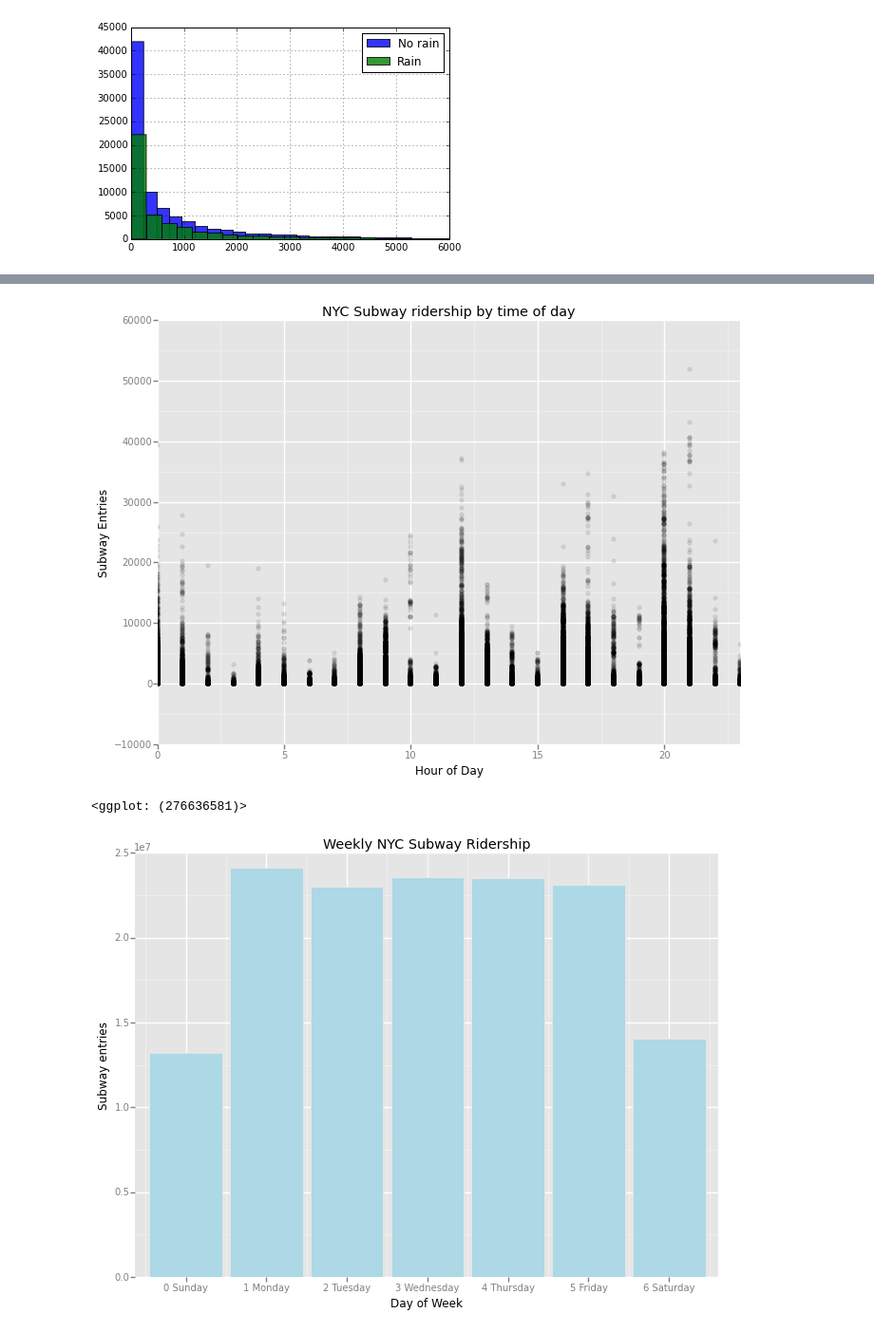
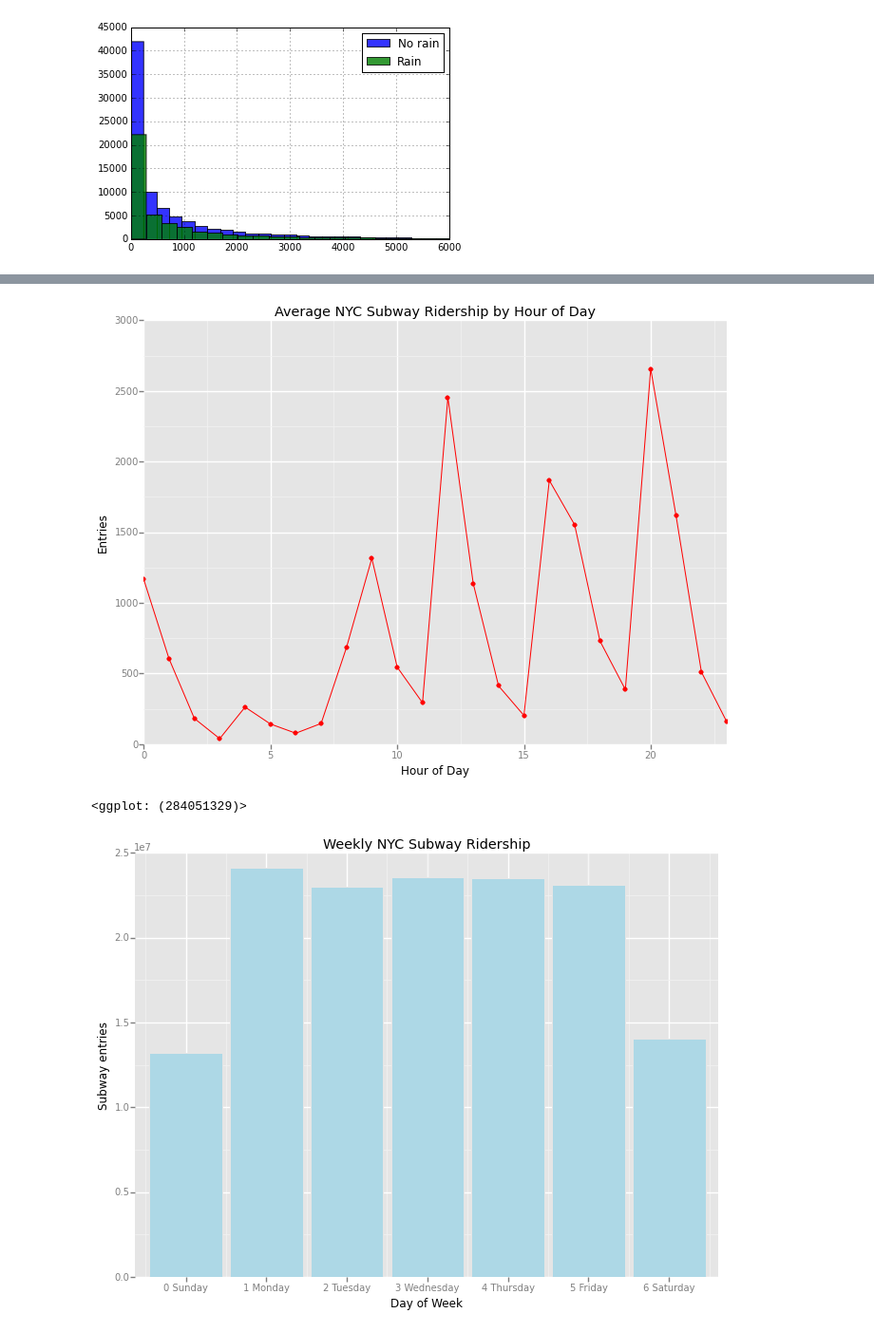
Before and after one commit to lyvinhhung/Udacity-Data-Analyst-Nanodegree, a Jupyter notebook: p2/P2 Intro to Data Science quiz.ipynb, the cells around one changed output, grey strips where cells are left out. Shown: that part at 95% size. Saved outputs shown, nothing was run; the diff lists cells and outputs as text; code cells hidden in the pictures.

```diff
--- a/p2/P2 Intro to Data Science quiz.ipynb
+++ b/p2/P2 Intro to Data Science quiz.ipynb
@@ -761,6 +758,8 @@ def predictions(dataframe):
 #ps 4.1
 from pandas import *
 from ggplot import *
+from numpy import mean
+
 
 def plot_weather_data(turnstile_weather):
     '''
@@ -768,40 +767,41 @@ def plot_weather_data(turnstile_weather):
     Use turnstile_weather along with ggplot to make a data visualization
     focused on the MTA and weather data we used in assignment #3.
     You should feel free to implement something that we discussed in class
     (e.g., scatterplots, line plots, or histograms) or attempt to implement
     something more advanced if you'd like.
 
     Here are some suggestions for things to investigate and illustrate:
      * Ridership by time of day or day of week
      * How ridership varies based on Subway station (UNIT)
      * Which stations have more exits or entries at different times of day
        (You can use UNIT as a proxy for subway station.)
 
     If you'd like to learn more about ggplot and its capabilities, take
     a look at the documentation at:
     https://pypi.python.org/pypi/ggplot/
+                #scale_x_discrete(limits=[0,23]) +\
 
     You can check out:
     https://www.dropbox.com/s/meyki2wl9xfa7yk/turnstile_data_master_with_weather.csv
 
     To see all the columns and data points included in the turnstile_weather
     dataframe.
 
     However, due to the limitation of our Amazon EC2 server, we are giving you a random
     subset, about 1/3 of the actual data in the turnstile_weather dataframe.
     '''
     #gg = ggplot(data,aes('yearID','HR')) + geom_point(color ='red')+ geom_line(color='red') + ggtitle('Home Runs Per Year') + xlab('YearID') + ylab('HR')
-    plot = ggplot(turnstile_weather, aes('Hour','ENTRIESn_hourly')) +\
-           geom_point(color = "black", alpha = 0.1,position = "jitter=0.1") +\
-           scale_x_discrete(limits=[0,23]) +\
-           ggtitle('NYC Subway ridership by time of day') + xlab('Hour of Day') + ylab('Subway Entries')
+    mean_hour_ridership = turnstile_weather.groupby(['Hour'], as_index=False).aggregate(mean)
 
+    plot = ggplot(mean_hour_ridership, aes(x='Hour', y='ENTRIESn_hourly')) +\
+           geom_line(colour='red') + geom_point(colour = 'red') + scale_x_continuous(limits=[0,23]) +\
+            scale_y_continuous(limits=[0,3000]) +\
+           ggtitle('Average NYC Subway Ridership by Hour of Day') + xlab('Hour of Day') + ylab('Entries')
     return plot
-
 plot_weather_data(turnstile_weather)
 # %% [output]
-[figure, old version]
+[figure, new version]
-<ggplot: (276636581)>
+<ggplot: (284051329)>
 # %%
 #ps 4.2
 from pandas import *
```
Also changed, not shown: parts of 3 cells of this notebook, 3 other files.
